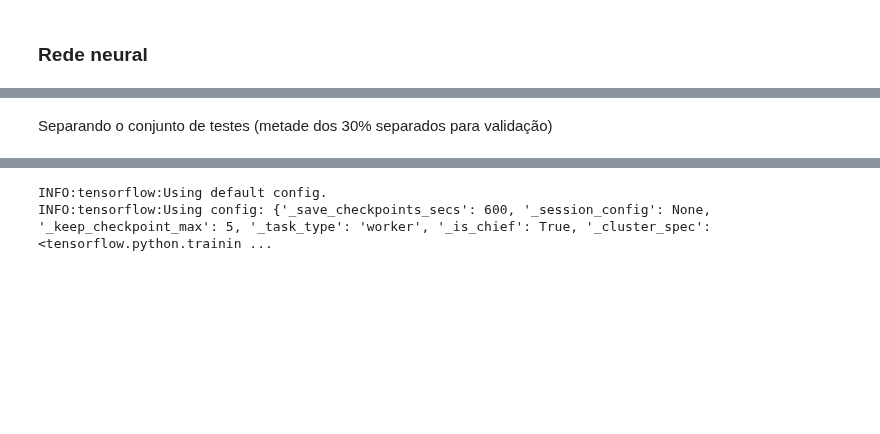
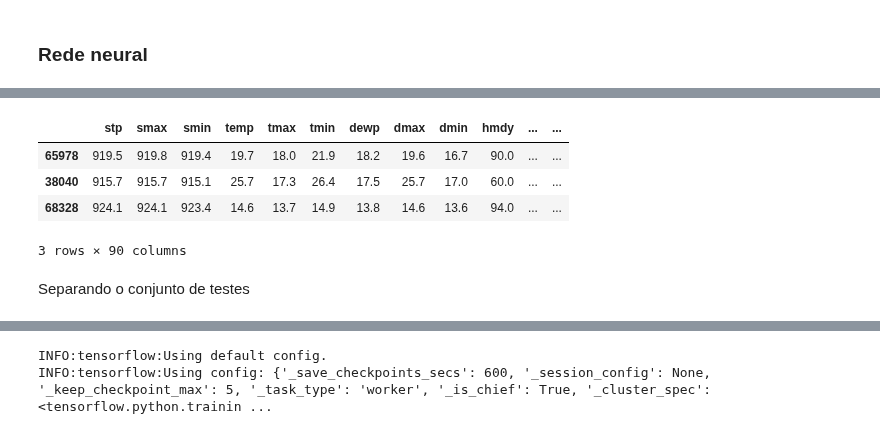
Before and after one commit to dedeco/bigclima-project, a Jupyter notebook: notebooks/graphs-zarate-nn1.ipynb, the cells around one changed output, grey strips where cells are left out. Saved outputs shown, nothing was run; the diff lists cells and outputs as text; code cells hidden in the pictures; blank space fills up the shorter version.

```diff
--- a/notebooks/graphs-zarate-nn1.ipynb
+++ b/notebooks/graphs-zarate-nn1.ipynb
@@ -426,2 +502,13 @@ ValueError: Expected n_neighbors <= n_samples,  but n_samples = 4, n_neighbors =
+# %%
+X_train = X_train.drop('prcp',1)
+X_tmp = X_tmp.drop('prcp',1)
+# %%
+X_tmp.head(3)
+# %% [output]
+|  | stp | smax | smin | temp | tmax | tmin | dewp | dmax | dmin | hmdy | ... | ... |
+| 65978 | 919.5 | 919.8 | 919.4 | 19.7 | 18.0 | 21.9 | 18.2 | 19.6 | 16.7 | 90.0 | ... | ... |
+| 38040 | 915.7 | 915.7 | 915.1 | 25.7 | 17.3 | 26.4 | 17.5 | 25.7 | 17.0 | 60.0 | ... | ... |
+| 68328 | 924.1 | 924.1 | 923.4 | 14.6 | 13.7 | 14.9 | 13.8 | 14.6 | 13.6 | 94.0 | ... | ... |
+3 rows × 90 columns
 # %% [markdown]
-<p>Separando o conjunto de testes (metade dos 30% separados para validação)</p>
+<p>Separando o conjunto de testes</p>
```
Also changed, not shown: parts of 43 cells of this notebook.
